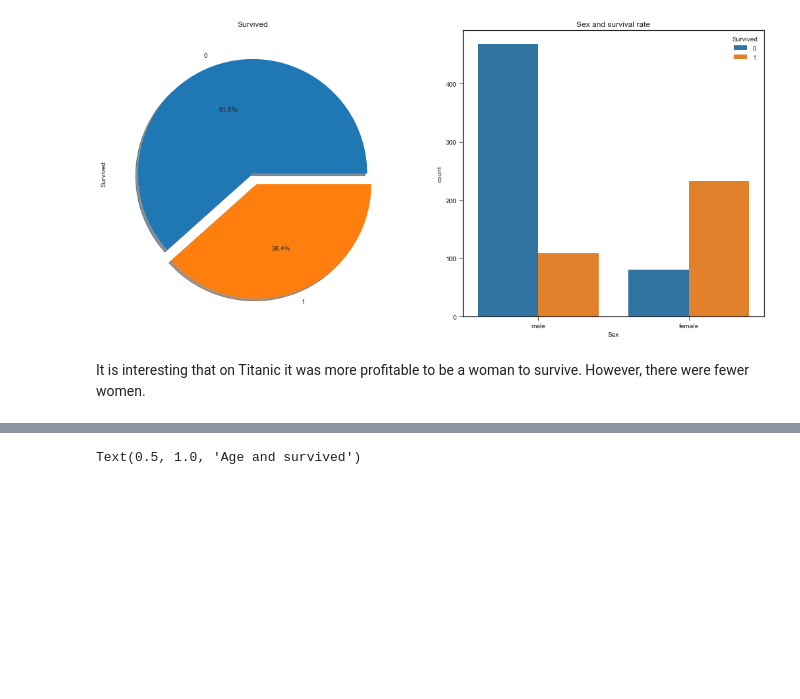
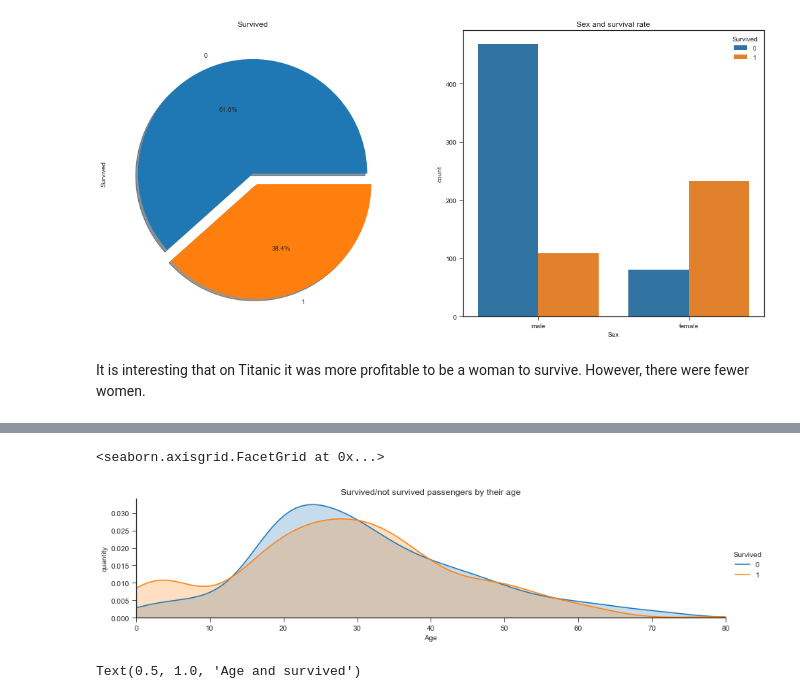
Before and after one commit to agomolka/KaggleTitanicCompetition, a Jupyter notebook: titanic_compete.ipynb, the cells around one changed output, grey strips where cells are left out. Drawn from its saved outputs; the diff is of its cells as text; code cells hidden in the pictures; blank space fills up the shorter version.

Commit message:
Dependency analysis between Fare, Sex/Pclass/Age and Survived.

```diff
--- a/titanic_compete.ipynb
+++ b/titanic_compete.ipynb
@@ -96,3 +98,13 @@ Text(0.5, 1.0, 'Age on Titanic')
+# %%
+w = sns.FacetGrid(df, hue="Survived",aspect=4)
+w.map(sns.kdeplot,'Age',shade= True)
+w.set(xlim=(0, df['Age'].max()))
+plt.title("Survived/not survived passengers by their age")
+plt.ylabel('Quantity')
+w.add_legend()
+# %% [output]
+<seaborn.axisgrid.FacetGrid at 0x...>
+[figure, added]
 # %%
 fig, axs = plt.subplots(figsize=(18,8))
 sns.boxplot(x='Survived', y='Age', data=df)
```
Also changed, not shown: parts of 4 cells of this notebook.
